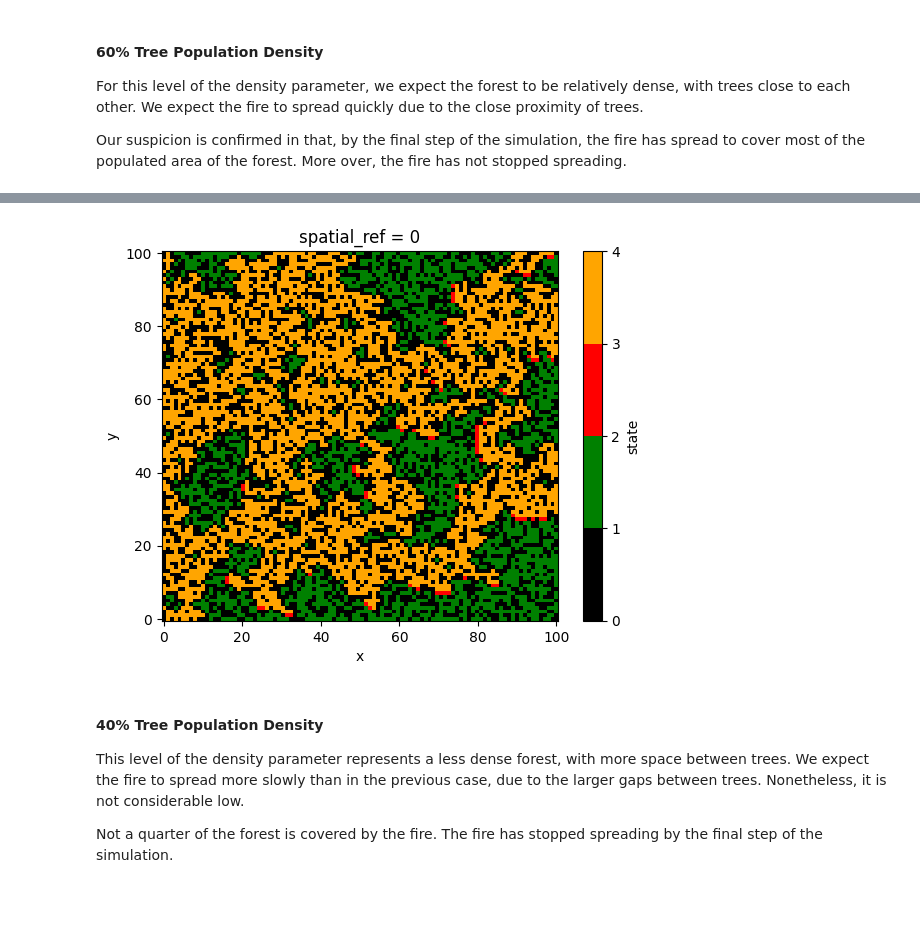
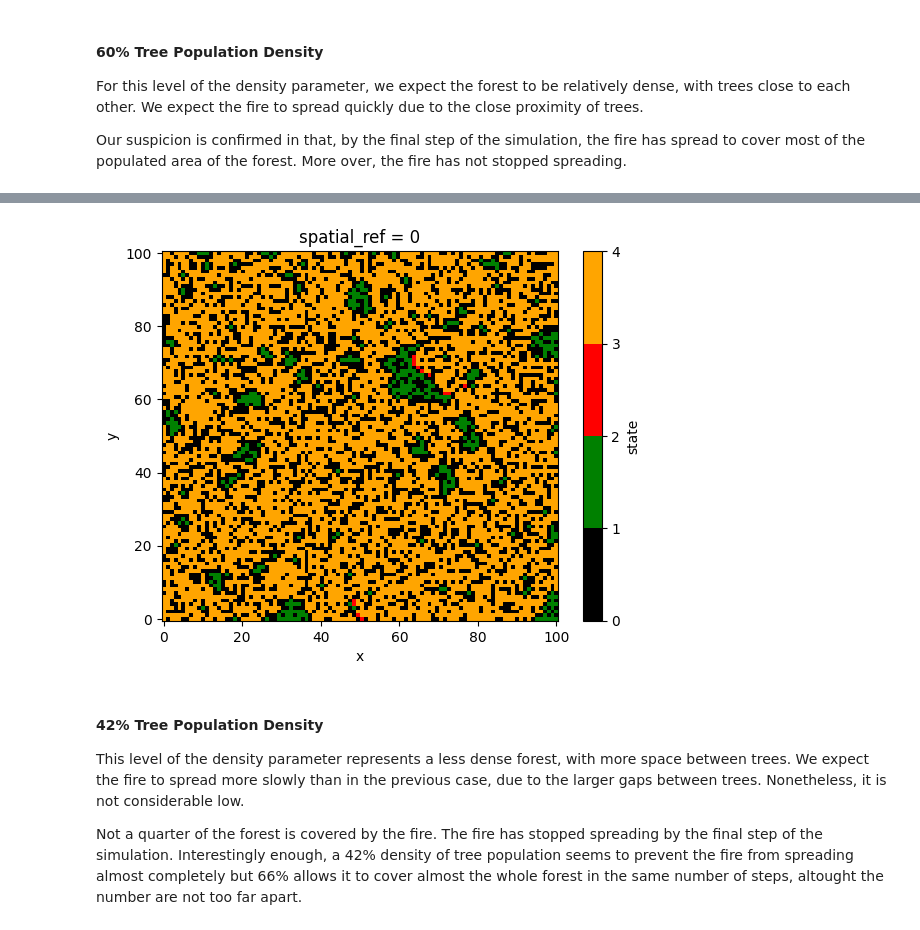
Before and after one commit to SongshGeoLab/ABSESpy, a Jupyter notebook: docs/tutorial/beginner/fire_tutorial.ipynb, the cells around one changed output, grey strips where cells are left out. Drawn from its saved outputs; the diff is of its cells as text; code cells hidden in the pictures; blank space fills up the shorter version.

```diff
--- a/docs/tutorial/beginner/fire_tutorial.ipynb
+++ b/docs/tutorial/beginner/fire_tutorial.ipynb
@@ -149,7 +149,7 @@ For this level of the density parameter, we expect the forest to be relatively d
 
 Our suspicion is confirmed in that, by the final step of the simulation, the fire has spread to cover most of the populated area of the forest. More over, the fire has not stopped spreading.
 # %%
-cfg = {"model": {"density": 0.6, "shape": (100, 100)}, "time": {"end": 25}}
+cfg = {"model": {"density": 0.66, "shape": (100, 100)}, "time": {"end": 25}}
 
 # Instantiate the model and set it up.
 model = Forest(parameters=cfg)
@@ -170,8 +162,8 @@ model.plot_state()
-[figure, old version]
+[figure, new version]
 # %% [markdown]
-#### 40% Tree Population Density
+#### 42% Tree Population Density
 
 This level of the density parameter represents a less dense forest, with more space between trees. We expect the fire to spread more slowly than in the previous case, due to the larger gaps between trees. Nonetheless, it is not considerable low.
 
-Not a quarter of the forest is covered by the fire. The fire has stopped spreading by the final step of the simulation.
+Not a quarter of the forest is covered by the fire. The fire has stopped spreading by the final step of the simulation. Interestingly enough, a 42% density of tree population seems to prevent the fire from spreading almost completely but 66% allows it to cover almost the whole forest in the same number of steps, altought the number are not too far apart.
 # %%
```
Also changed, not shown: parts of 2 cells of this notebook, 7 other files.
